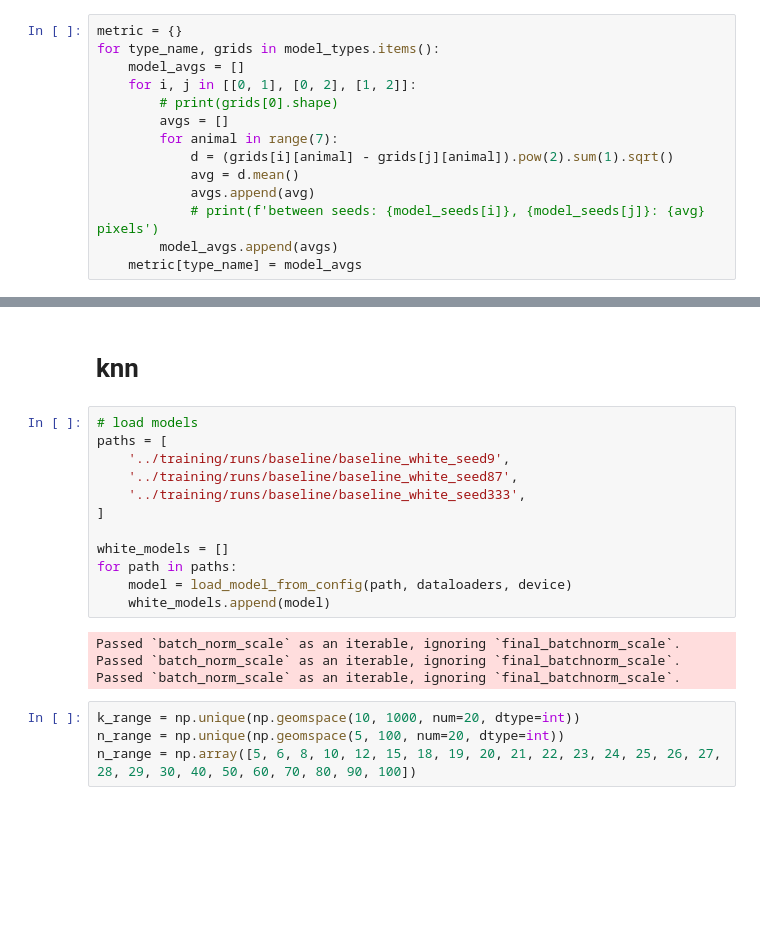
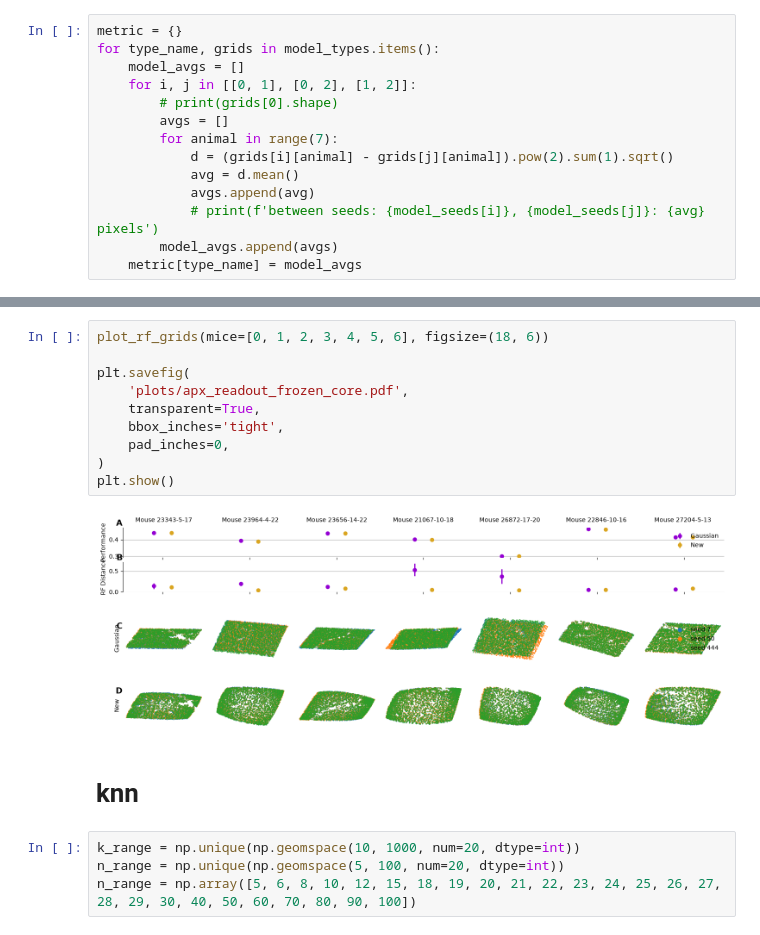
Before and after one commit to NathanSoeding/sensorium, a Jupyter notebook: analysis/paper_plots.ipynb, the cells around one changed output, grey strips where cells are left out. Cells and saved outputs as stored; diff of their text form; blank space fills up the shorter version.

```diff
--- a/analysis/paper_plots.ipynb
+++ b/analysis/paper_plots.ipynb
@@ -677,21 +1022,17 @@ plt.show()
+# %%
+plot_rf_grids(mice=[0, 1, 2, 3, 4, 5, 6], figsize=(18, 6))
+
+plt.savefig(
+    'plots/apx_readout_frozen_core.pdf',
+    transparent=True,
+    bbox_inches='tight',
+    pad_inches=0,
+)
+plt.show()
+# %% [output]
+[figure, added]
 # %% [markdown]
 # knn
-# %%
-# load models
-paths = [
-    '../training/runs/baseline/baseline_white_seed9',
-    '../training/runs/baseline/baseline_white_seed87',
-    '../training/runs/baseline/baseline_white_seed333',
-]
-
-white_models = []
-for path in paths:
-    model = load_model_from_config(path, dataloaders, device)
-    white_models.append(model)
-# %% [output]
-Passed `batch_norm_scale` as an iterable, ignoring `final_batchnorm_scale`.
-Passed `batch_norm_scale` as an iterable, ignoring `final_batchnorm_scale`.
-Passed `batch_norm_scale` as an iterable, ignoring `final_batchnorm_scale`.
 # %%
 k_range = np.unique(np.geomspace(10, 1000, num=20, dtype=int))
 n_range = np.unique(np.geomspace(5, 100, num=20, dtype=int))
```
Also changed, not shown: parts of 41 cells of this notebook, 3 other files.
